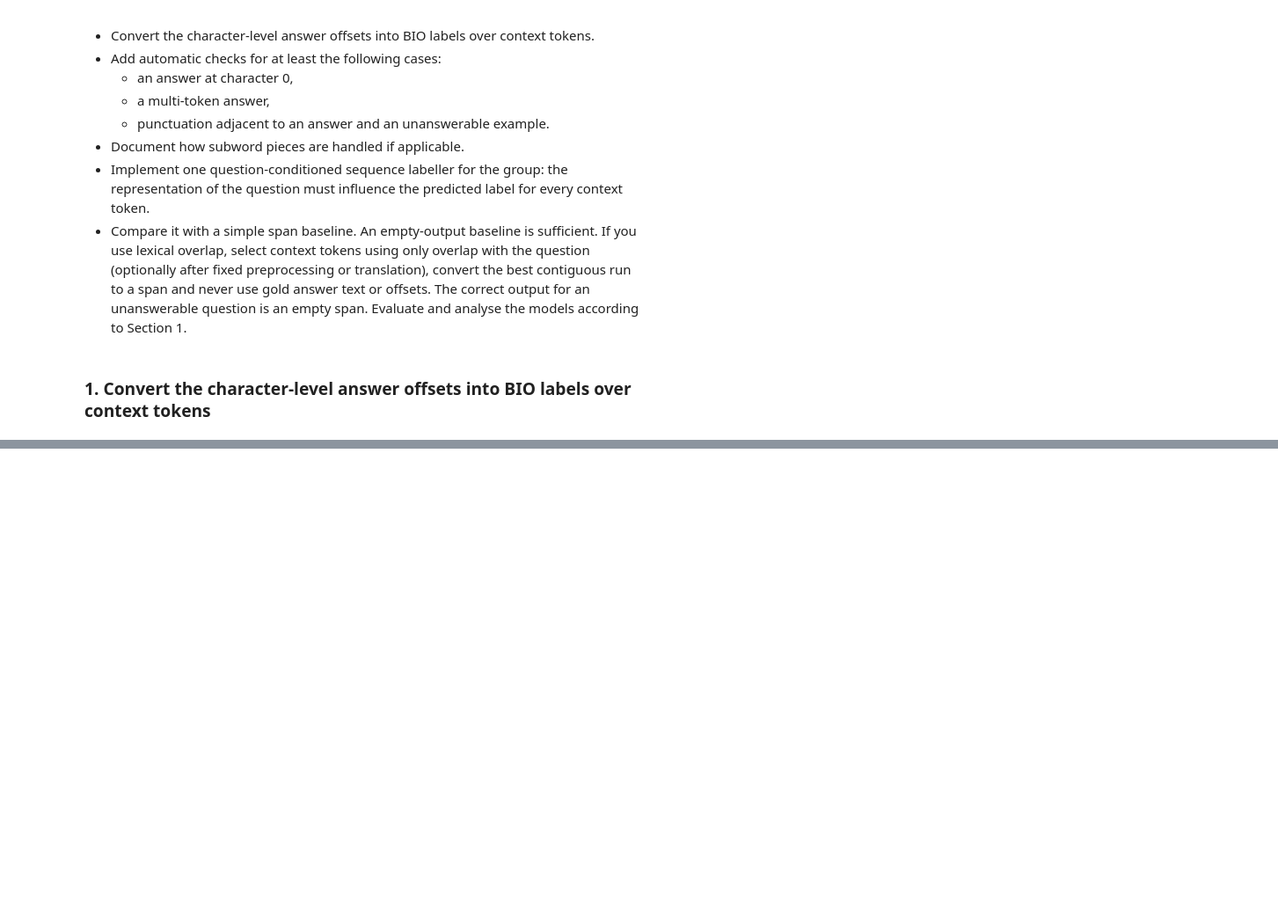
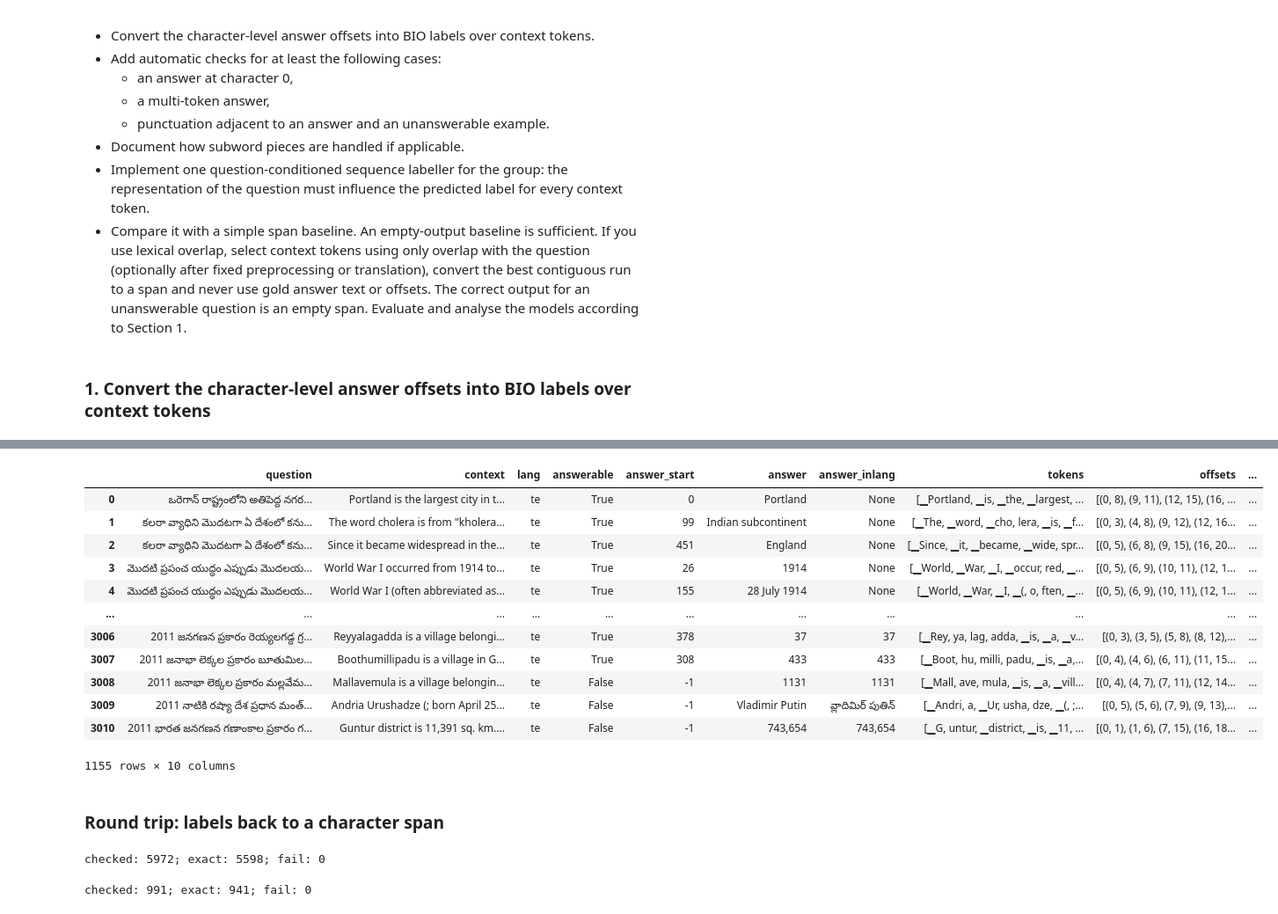
Before and after one commit to Legenden84/msc-nlp-2026, a Jupyter notebook: project_notebooks/nlp_project_w37.ipynb, the cells around one changed output, grey strips where cells are left out. Shown at 88% size. Cells and saved outputs as stored; diff of their text form; code cells hidden in the pictures; blank space fills up the shorter version.

```diff
--- a/project_notebooks/nlp_project_w37.ipynb
+++ b/project_notebooks/nlp_project_w37.ipynb
@@ -74,0 +68,25 @@ def span_interval(df):
+# %%
+# lab_2.ipynb
+def character_span_to_bio(context, answer_start=None, answer_text=""):
+    tokens, offsets = tokenize_with_offsets(context)
+    labels = ["O"] * len(tokens)
+
+    if answer_start is None or answer_text == "":
+        return tokens, offsets, labels
+
+    answer_end = answer_start + len(answer_text)
+    if context[answer_start:answer_end] != answer_text:
+        raise ValueError("The supplied answer text does not match the character span")
+
+    covered = [
+        index
+        for index, (start, end) in enumerate(offsets)
+        if start < answer_end and end > answer_start
+    ]
+    if not covered:
+        raise ValueError("The answer does not overlap any token")
+
+    labels[covered[0]] = "B-ANS"
+    for index in covered[1:]:
+        labels[index] = "I-ANS"
+    return tokens, offsets, labels
@@ -74,0 +121,5 @@ def span_interval(df):
+# %%
+def row_to_bio(row):
+    if not row["answerable"]:
+        return character_span_to_bio(row["context"])
+    return character_span_to_bio(row["context"], row["answer_start"], row["answer"])
@@ -74,0 +148,23 @@ def span_interval(df):
+# %%
+# val
+results = [row_to_bio(row) for _, row in df_val.iterrows()]
+df_val["tokens"] = [tokens for tokens, offsets, labels in results]
+df_val["offsets"] = [offsets for tokens, offsets, labels in results]
+df_val["labels"] = [labels for tokens, offsets, labels in results]
+df_val
+# %% [output]
+|  | question | context | lang | answerable | answer_start | answer | answer_inlang | tokens | offsets | ... |
+| 0 | ఒరెగాన్ రాష్ట్రంలోని అతిపెద్ద నగర... | Portland is the largest city in t... | te | True | 0 | Portland | None | [▁Portland, ▁is, ▁the, ▁largest, ... | [(0, 8), (9, 11), (12, 15), (16, ... | ... |
+| 1 | కలరా వ్యాధిని మొదటగా ఏ దేశంలో కను... | The word cholera is from "kholera... | te | True | 99 | Indian subcontinent | None | [▁The, ▁word, ▁cho, lera, ▁is, ▁f... | [(0, 3), (4, 8), (9, 12), (12, 16... | ... |
+| 2 | కలరా వ్యాధిని మొదటగా ఏ దేశంలో కను... | Since it became widespread in the... | te | True | 451 | England | None | [▁Since, ▁it, ▁became, ▁wide, spr... | [(0, 5), (6, 8), (9, 15), (16, 20... | ... |
+| 3 | మొదటి ప్రపంచ యుద్ధం ఎప్పుడు మొదలయ... | World War I occurred from 1914 to... | te | True | 26 | 1914 | None | [▁World, ▁War, ▁I, ▁occur, red, ▁... | [(0, 5), (6, 9), (10, 11), (12, 1... | ... |
+| 4 | మొదటి ప్రపంచ యుద్ధం ఎప్పుడు మొదలయ... | World War I (often abbreviated as... | te | True | 155 | 28 July 1914 | None | [▁World, ▁War, ▁I, ▁(, o, ften, ▁... | [(0, 5), (6, 9), (10, 11), (12, 1... | ... |
+| ... | ... | ... | ... | ... | ... | ... | ... | ... | ... | ... |
+| 3006 | 2011 జనగణన ప్రకారం రెయ్యలగడ్ద గ్ర... | Reyyalagadda is a village belongi... | te | True | 378 | 37 | 37 | [▁Rey, ya, lag, adda, ▁is, ▁a, ▁v... | [(0, 3), (3, 5), (5, 8), (8, 12),... | ... |
+| 3007 | 2011 జనాభా లెక్కల ప్రకారం బూతుమిల... | Boothumillipadu is a village in G... | te | True | 308 | 433 | 433 | [▁Boot, hu, milli, padu, ▁is, ▁a,... | [(0, 4), (4, 6), (6, 11), (11, 15... | ... |
+| 3008 | 2011 జనాభా లెక్కల ప్రకారం మల్లవేమ... | Mallavemula is a village belongin... | te | False | -1 | 1131 | 1131 | [▁Mall, ave, mula, ▁is, ▁a, ▁vill... | [(0, 4), (4, 7), (7, 11), (12, 14... | ... |
+| 3009 | 2011 నాటికి రష్యా దేశ ప్రధాన మంత్... | Andria Urushadze (; born April 25... | te | False | -1 | Vladimir Putin | వ్లాదిమిర్ పుతిన్ | [▁Andri, a, ▁Ur, usha, dze, ▁(, ;... | [(0, 5), (5, 6), (7, 9), (9, 13),... | ... |
+| 3010 | 2011 భారత జనగణన గణాంకాల ప్రకారం గ... | Guntur district is 11,391 sq. km.... | te | False | -1 | 743,654 | 743,654 | [▁G, untur, ▁district, ▁is, ▁11, ... | [(0, 1), (1, 6), (7, 15), (16, 18... | ... |
+1155 rows × 10 columns
+# %% [markdown]
+### Round trip: labels back to a character span
@@ -74,0 +175,18 @@ def span_interval(df):
+# %%
+# train
+ans = df_train[df_train["answerable"]]
+recovered = [round_trip(row) for _, row in ans.iterrows()]
+exact = [text == answer for text, answer in zip(recovered, ans["answer"])]
+contains = [answer in text for text, answer in zip(recovered, ans["answer"])]
+print(f"checked: {len(ans)}; exact: {sum(exact)}; fail: {contains.count(False)}")
+# %% [output]
+checked: 5972; exact: 5598; fail: 0
+# %%
+# val
+ans = df_val[df_val["answerable"]]
+recovered = [round_trip(row) for _, row in ans.iterrows()]
+exact = [text == answer for text, answer in zip(recovered, ans["answer"])]
+contains = [answer in text for text, answer in zip(recovered, ans["answer"])]
+print(f"checked: {len(ans)}; exact: {sum(exact)}; fail: {contains.count(False)}")
+# %% [output]
+checked: 991; exact: 941; fail: 0
```
Also changed, not shown: parts of 28 cells of this notebook.
